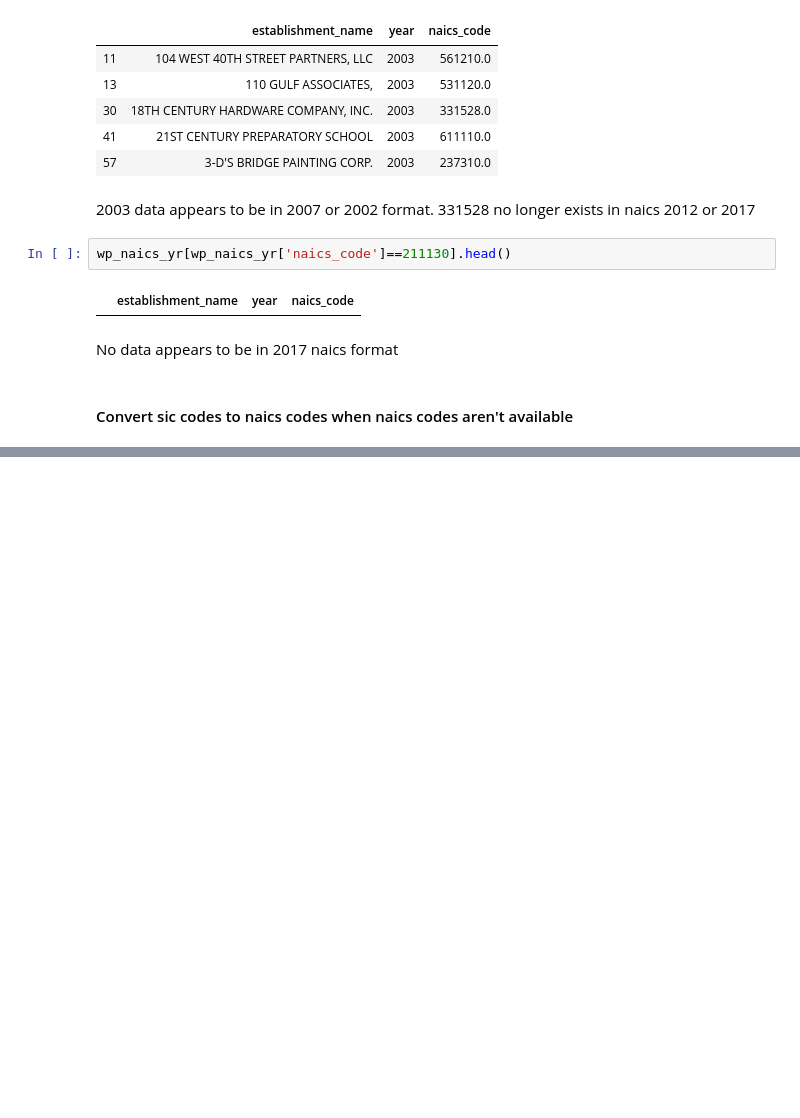
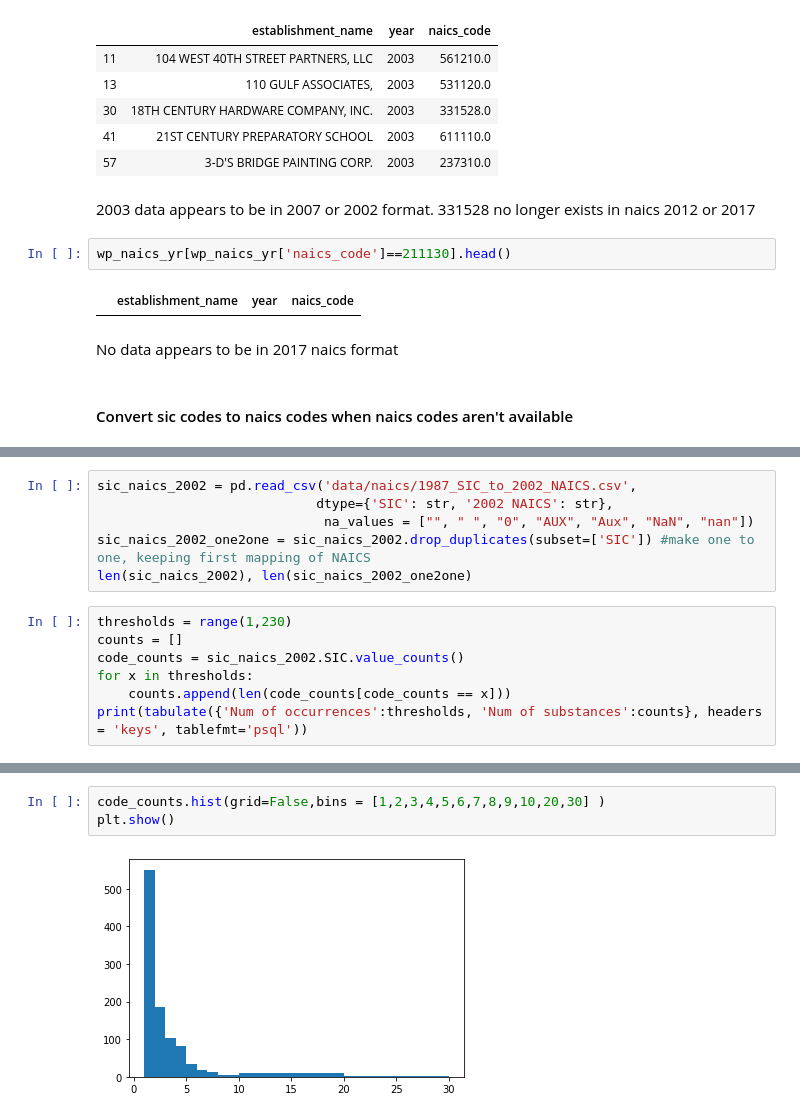
Before and after one commit to puruckertom/occupational_exposure, a Jupyter notebook: naics_code_matching.ipynb, the cells around one changed output, grey strips where cells are left out. Drawn from its saved outputs; the diff is of its cells as text; blank space fills up the shorter version.

Commit message:
working with sic and naics codes

```diff
--- a/naics_code_matching.ipynb
+++ b/naics_code_matching.ipynb
@@ -119,0 +121,13 @@ sic_naics_2002 = pd.read_csv('data/naics/1987_SIC_to_2002_NAICS.csv')
+# %%
+sic_naics_2002 = pd.read_csv('data/naics/1987_SIC_to_2002_NAICS.csv',
+                            dtype={'SIC': str, '2002 NAICS': str},
+                             na_values = ["", " ", "0", "AUX", "Aux", "NaN", "nan"])
+sic_naics_2002_one2one = sic_naics_2002.drop_duplicates(subset=['SIC']) #make one to one, keeping first mapping of NAICS
+len(sic_naics_2002), len(sic_naics_2002_one2one)
+# %%
+thresholds = range(1,230)
+counts = []
+code_counts = sic_naics_2002.SIC.value_counts()
+for x in thresholds:
+    counts.append(len(code_counts[code_counts == x]))
+print(tabulate({'Num of occurrences':thresholds, 'Num of substances':counts}, headers = 'keys', tablefmt='psql'))
@@ -119,0 +152,5 @@ sic_naics_2002 = pd.read_csv('data/naics/1987_SIC_to_2002_NAICS.csv')
+# %%
+code_counts.hist(grid=False,bins = [1,2,3,4,5,6,7,8,9,10,20,30] )
+plt.show()
+# %% [output]
+[figure, added]
```
Also changed, not shown: parts of 15 cells of this notebook, 3 other files.
